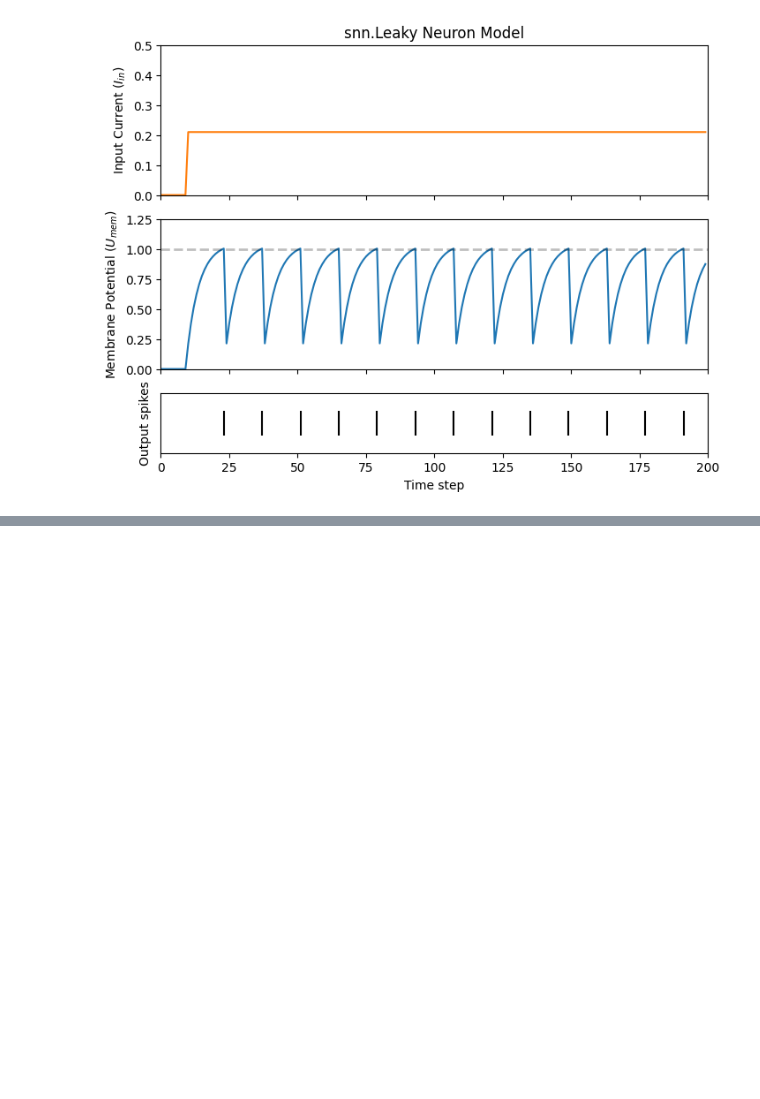
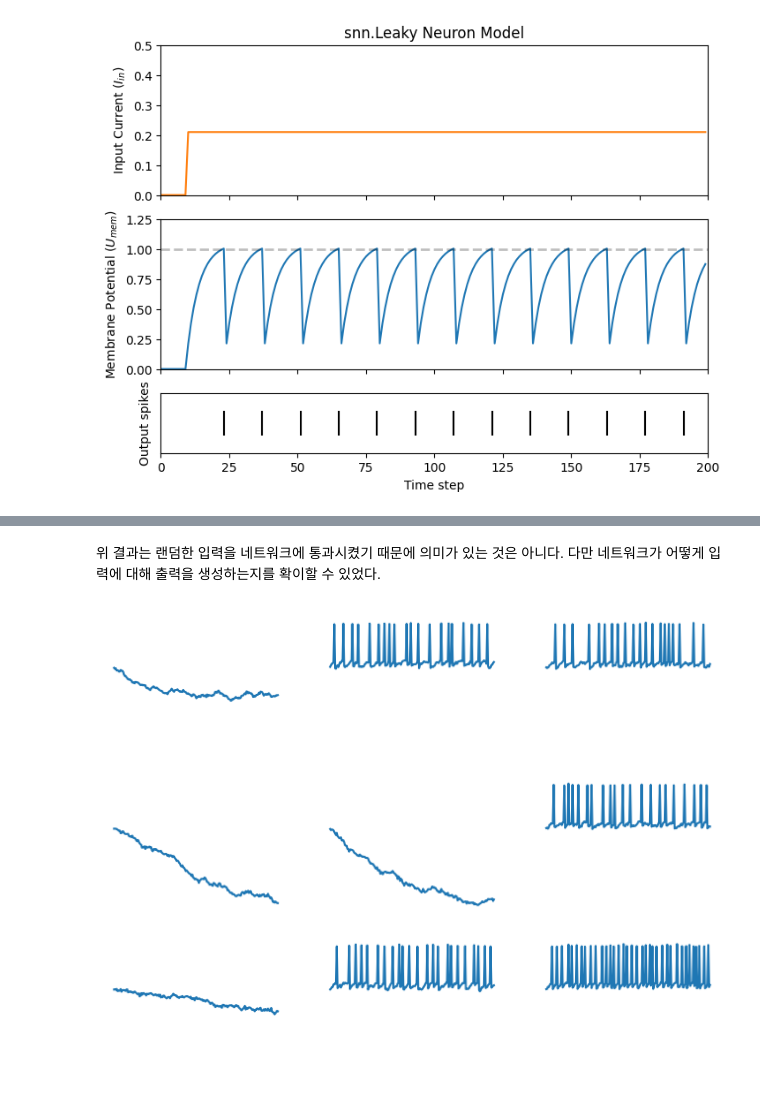
Before and after one commit to msjun23/SNN-Torch-Practice, a Jupyter notebook: Tutorial/FeedforwardSNN.ipynb, the cells around one changed output, grey strips where cells are left out. Saved outputs shown, nothing was run; the diff lists cells and outputs as text; code cells hidden in the pictures; blank space fills up the shorter version.

```diff
--- a/Tutorial/FeedforwardSNN.ipynb
+++ b/Tutorial/FeedforwardSNN.ipynb
@@ -216,0 +278,9 @@ plot_cur_mem_spk(cur_in, mem_rec, spk_rec, thr_line=1, ylim_max1=0.5,
+# %% [markdown]
+위 결과는 랜덤한 입력을 네트워크에 통과시켰기 때문에 의미가 있는 것은 아니다. 다만 네트워크가 어떻게 입력에 대해 출력을 생성하는지를 확이할 수 있었다.
+# %%
+# plot membrane potential traces
+splt.traces(mem2_rec.squeeze(1), spk=spk2_rec.squeeze(1))
+fig = plt.gcf()
+fig.set_size_inches(8, 6)
+# %% [output]
+[figure, added]
```
Also changed, not shown: parts of 9 cells of this notebook, 1 other file.
